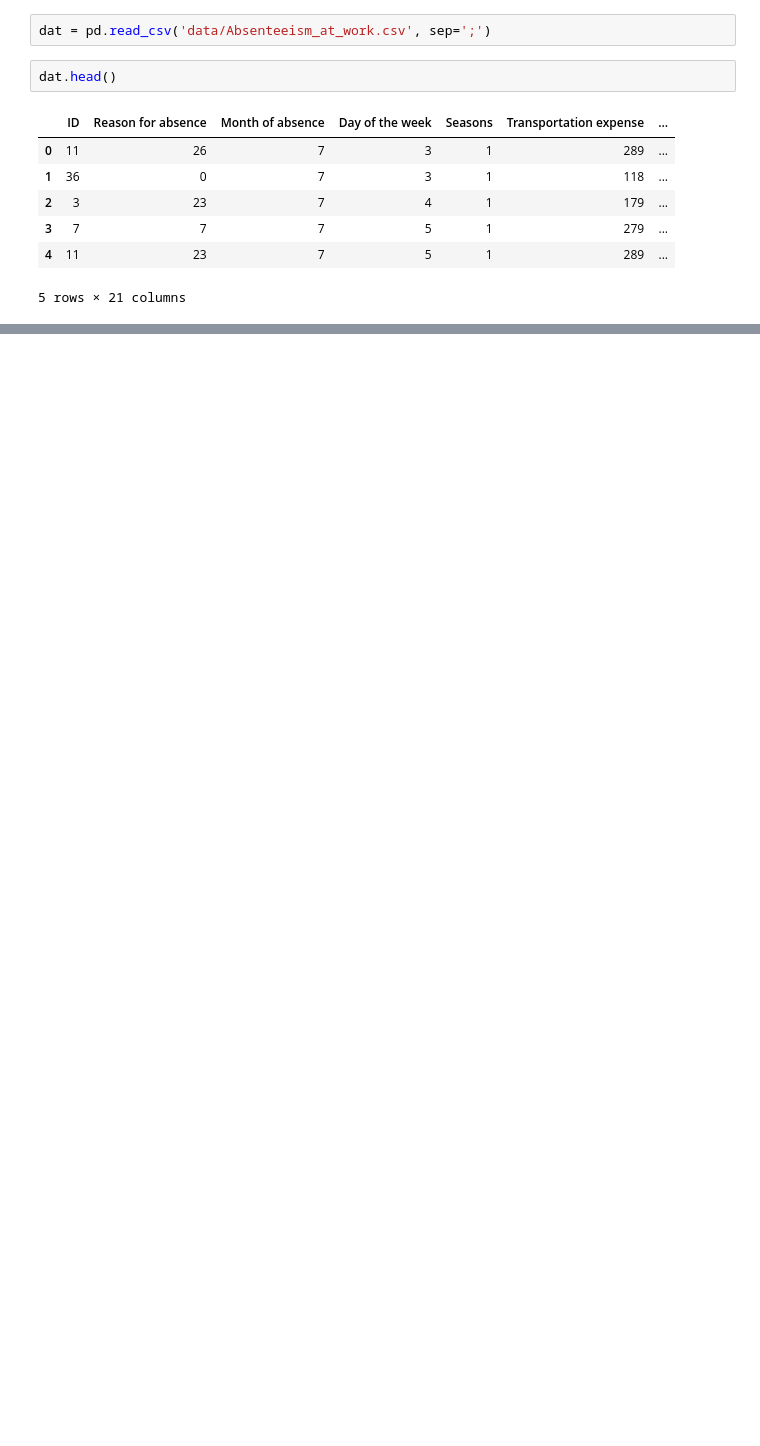
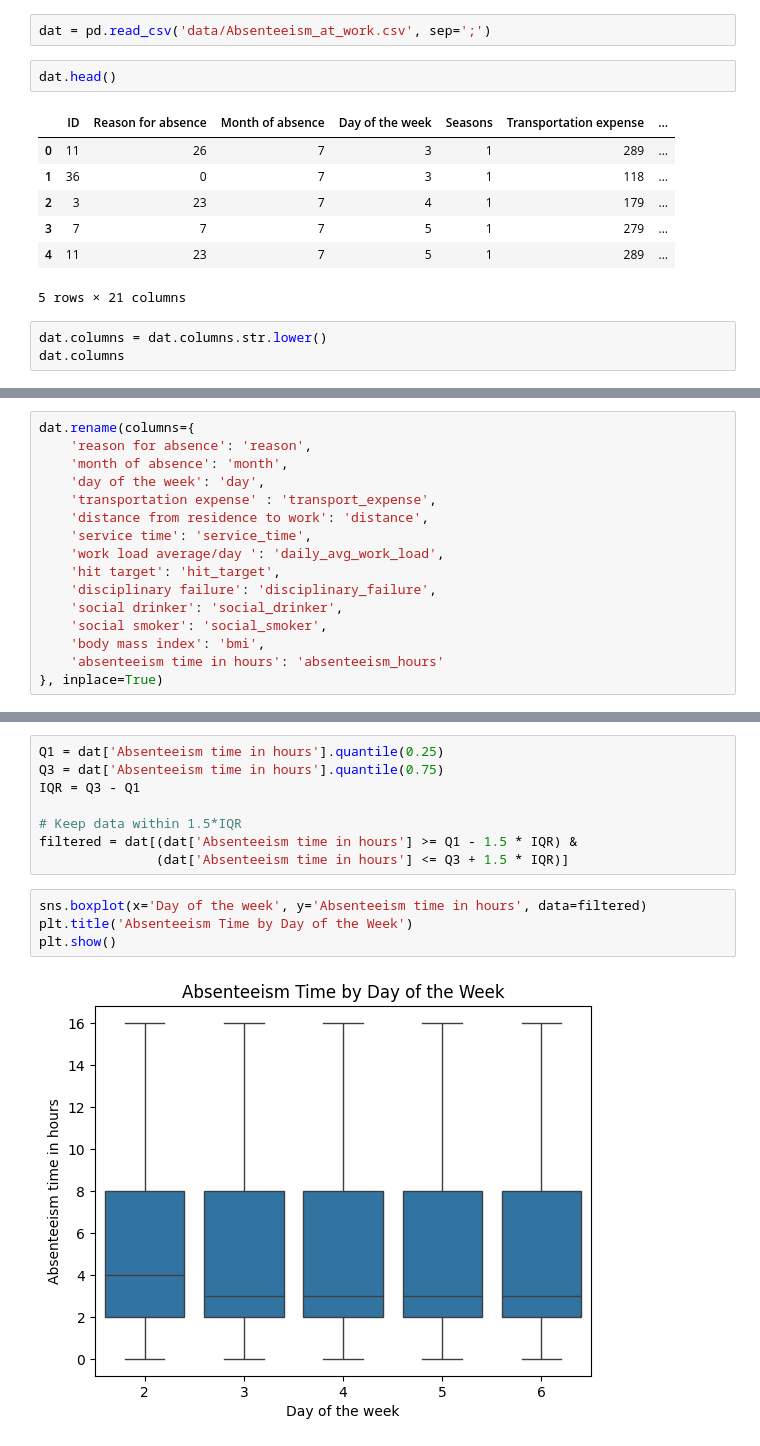
Before and after one commit to emilyh006/predict_absent, a Jupyter notebook: analysis.ipynb, the cells around one changed output, grey strips where cells are left out. Saved outputs shown, nothing was run; the diff lists cells and outputs as text; blank space fills up the shorter version.

```diff
--- a/analysis.ipynb
+++ b/analysis.ipynb
@@ -12,3 +15,6 @@ dat.head()
 | 3 | 7 | 7 | 7 | 5 | 1 | 279 | ... |
 | 4 | 11 | 23 | 7 | 5 | 1 | 289 | ... |
 5 rows × 21 columns
+# %%
+dat.columns = dat.columns.str.lower()
+dat.columns
@@ -14,0 +29,16 @@ dat.head()
+# %%
+dat.rename(columns={
+    'reason for absence': 'reason',
+    'month of absence': 'month',
+    'day of the week': 'day',
+    'transportation expense' : 'transport_expense',
+    'distance from residence to work': 'distance',
+    'service time': 'service_time',
+    'work load average/day ': 'daily_avg_work_load',
+    'hit target': 'hit_target',
+    'disciplinary failure': 'disciplinary_failure',
+    'social drinker': 'social_drinker',
+    'social smoker': 'social_smoker',
+    'body mass index': 'bmi',
+    'absenteeism time in hours': 'absenteeism_hours'
+}, inplace=True)
@@ -14,0 +93,14 @@ dat.head()
+# %%
+Q1 = dat['Absenteeism time in hours'].quantile(0.25)
+Q3 = dat['Absenteeism time in hours'].quantile(0.75)
+IQR = Q3 - Q1
+
+# Keep data within 1.5*IQR
+filtered = dat[(dat['Absenteeism time in hours'] >= Q1 - 1.5 * IQR) &
+               (dat['Absenteeism time in hours'] <= Q3 + 1.5 * IQR)]
+# %%
+sns.boxplot(x='Day of the week', y='Absenteeism time in hours', data=filtered)
+plt.title('Absenteeism Time by Day of the Week')
+plt.show()
+# %% [output]
+[figure, added]
```
Also changed, not shown: parts of 8 cells of this notebook.
